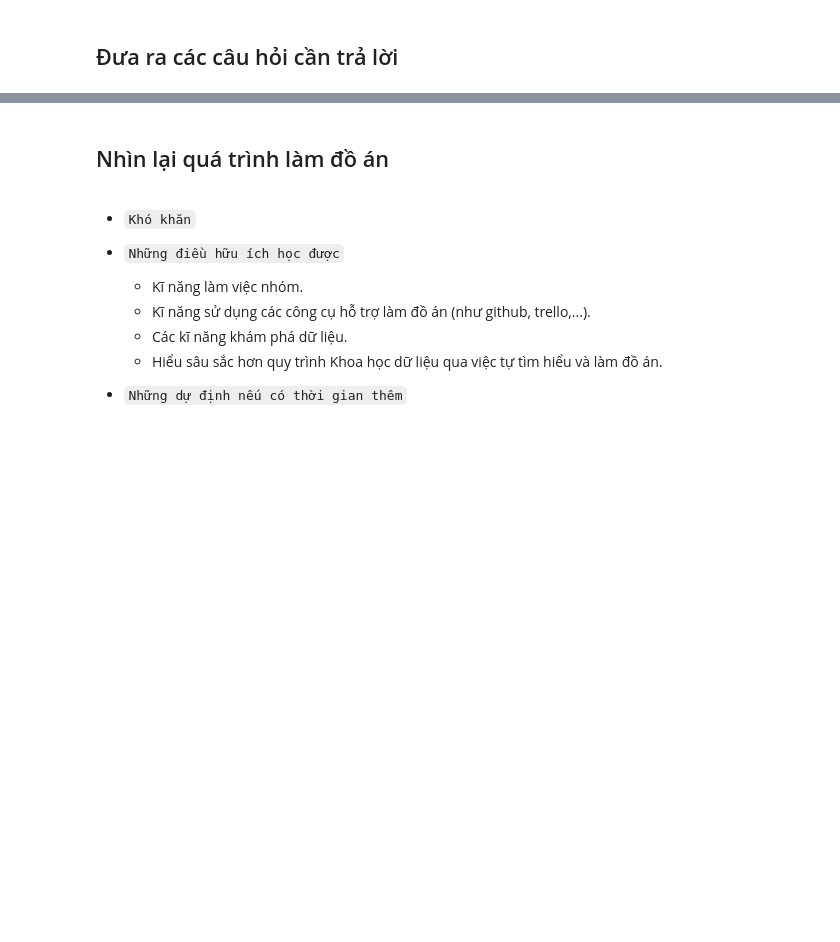
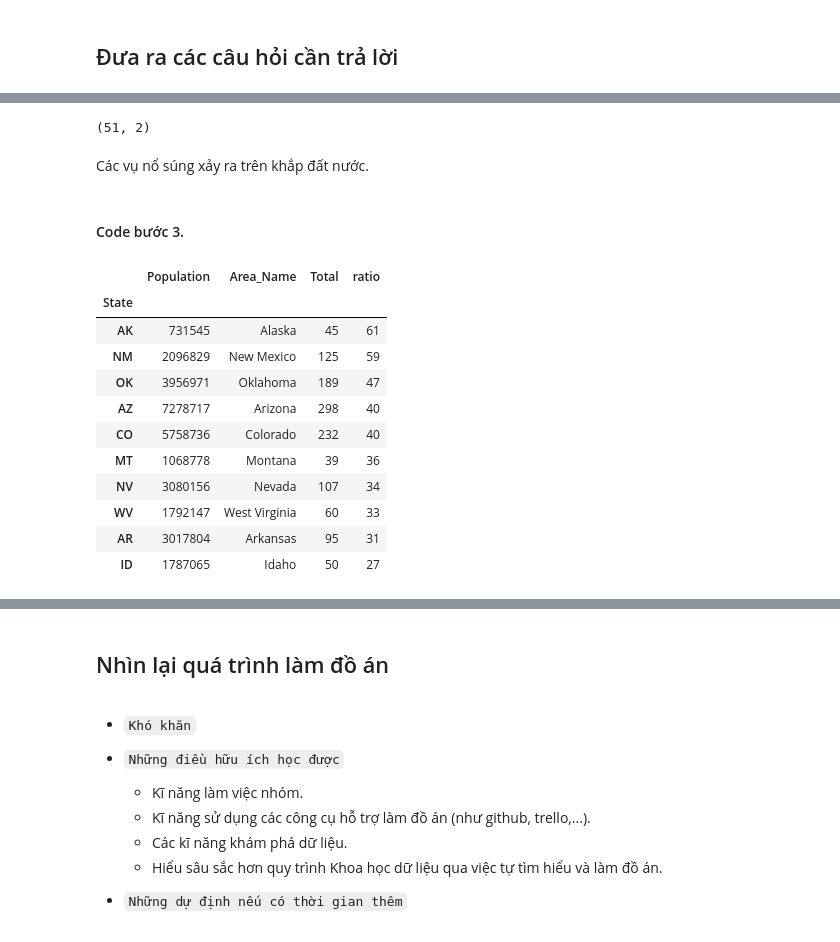
Before and after one commit to trucnguyen13/Final_DS_Project, a Jupyter notebook: thunhap_tienxuly.ipynb, the cells around one changed output, grey strips where cells are left out. Saved outputs shown, nothing was run; the diff lists cells and outputs as text; code cells hidden in the pictures; blank space fills up the shorter version.

```diff
--- a/thunhap_tienxuly.ipynb
+++ b/thunhap_tienxuly.ipynb
@@ -207,0 +283,26 @@ cate_col_profiles_df
+# %%
+state_shotings.shape
+# %% [output]
+(51, 2)
+# %% [markdown]
+Các vụ nổ súng xảy ra trên khắp đất nước.
+# %% [markdown]
+#### Code bước 3.
+# %%
+state_ratio = sp.merge(state_shotings).set_index('State')
+state_ratio['ratio'] = (state_ratio.Total / state_ratio.Population * 1000000).astype('int')
+state_ratio = state_ratio.sort_values(by='ratio', ascending=False)
+state_ratio.head(10)
+# %% [output]
+|  | Population | Area_Name | Total | ratio |
+| State |  |  |  |  |
+| AK | 731545 | Alaska | 45 | 61 |
+| NM | 2096829 | New Mexico | 125 | 59 |
+| OK | 3956971 | Oklahoma | 189 | 47 |
+| AZ | 7278717 | Arizona | 298 | 40 |
+| CO | 5758736 | Colorado | 232 | 40 |
+| MT | 1068778 | Montana | 39 | 36 |
+| NV | 3080156 | Nevada | 107 | 34 |
+| WV | 1792147 | West Virginia | 60 | 33 |
+| AR | 3017804 | Arkansas | 95 | 31 |
+| ID | 1787065 | Idaho | 50 | 27 |
```
Also changed, not shown: parts of 33 cells of this notebook.
